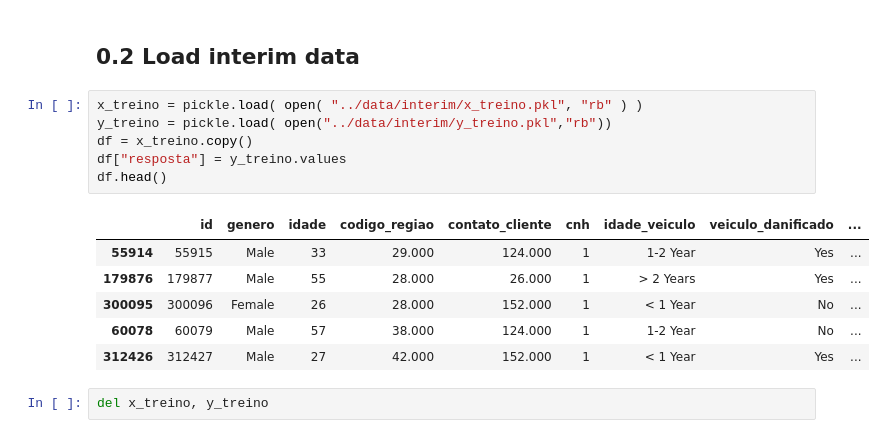
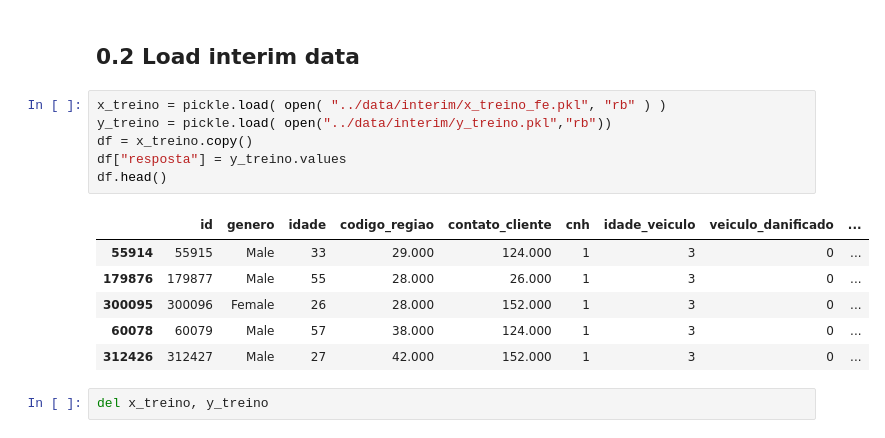
Before and after one commit to Gabrielnbr/estudo_pa004, a Jupyter notebook: notebooks/4.eda.ipynb, the cells around one changed output. Saved outputs shown, nothing was run; the diff lists cells and outputs as text.

```diff
--- a/notebooks/4.eda.ipynb
+++ b/notebooks/4.eda.ipynb
@@ -19,18 +19,18 @@ fs.supressao_notacao()
 # %% [markdown]
 ## 0.2 Load interim data
 # %%
-x_treino = pickle.load( open( "../data/interim/x_treino.pkl", "rb" ) )
+x_treino = pickle.load( open( "../data/interim/x_treino_fe.pkl", "rb" ) )
 y_treino = pickle.load( open("../data/interim/y_treino.pkl","rb"))
 df = x_treino.copy()
 df["resposta"] = y_treino.values
 df.head()
 # %% [output]
 |  | id | genero | idade | codigo_regiao | contato_cliente | cnh | idade_veiculo | veiculo_danificado | ... |
-| 55914 | 55915 | Male | 33 | 29.000 | 124.000 | 1 | 1-2 Year | Yes | ... |
-| 179876 | 179877 | Male | 55 | 28.000 | 26.000 | 1 | > 2 Years | Yes | ... |
-| 300095 | 300096 | Female | 26 | 28.000 | 152.000 | 1 | < 1 Year | No | ... |
-| 60078 | 60079 | Male | 57 | 38.000 | 124.000 | 1 | 1-2 Year | No | ... |
-| 312426 | 312427 | Male | 27 | 42.000 | 152.000 | 1 | < 1 Year | Yes | ... |
+| 55914 | 55915 | Male | 33 | 29.000 | 124.000 | 1 | 3 | 0 | ... |
+| 179876 | 179877 | Male | 55 | 28.000 | 26.000 | 1 | 3 | 0 | ... |
+| 300095 | 300096 | Female | 26 | 28.000 | 152.000 | 1 | 3 | 0 | ... |
+| 60078 | 60079 | Male | 57 | 38.000 | 124.000 | 1 | 3 | 0 | ... |
+| 312426 | 312427 | Male | 27 | 42.000 | 152.000 | 1 | 3 | 0 | ... |
 # %%
 del x_treino, y_treino
 # %% [markdown]
```
Also changed, not shown: parts of 5 cells of this notebook, 15 other files.
